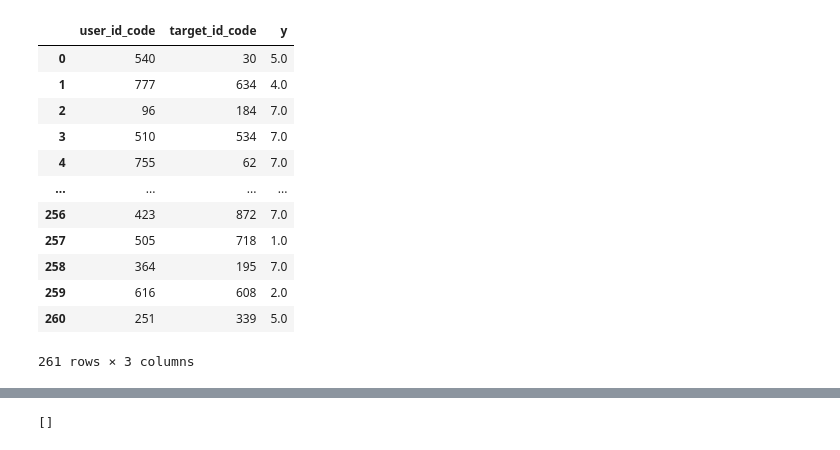
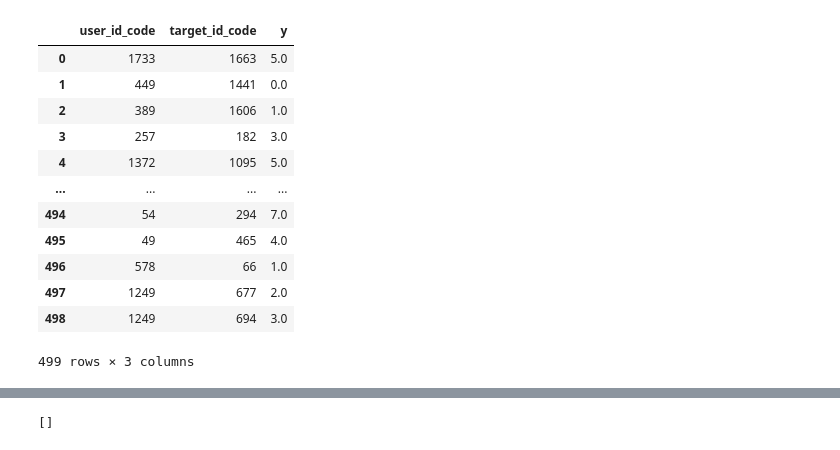
Before and after one commit to badie-tahghighi/ecommerence-recommender-system, a Jupyter notebook: recommender_system.ipynb, the cells around one changed output, grey strips where cells are left out. Cells and saved outputs as stored; diff of their text form; code cells hidden in the pictures.

```diff
--- a/recommender_system.ipynb
+++ b/recommender_system.ipynb
@@ -14,9 +14,11 @@ from sklearn import metrics, preprocessing
 from keras import models, layers, utils
 import tensorflow as tf
 # %%
-users = pd.read_csv('assets/csv/users_dataset.csv').head(1000)
-products = pd.read_csv('assets/csv/preprocessed_shoes.csv').head(1000)
-interactions = pd.read_csv('assets/csv/interactions_dataset.csv').head(1000)
+size = 2000
+
+users = pd.read_csv('assets/csv/users_dataset.csv').head(size)
+products = pd.read_csv('assets/csv/preprocessed_shoes.csv').head(size)
+interactions = pd.read_csv('assets/csv/interactions_dataset.csv').head(size)
 # %%
 users.gender = pd.Categorical(users.gender)
 users['gender_code'] = users.gender.cat.codes
@@ -164,21 +166,21 @@ train
 # %%
 test = test.stack(dropna=True).reset_index().rename(columns={0:"y"})
-test = test.head(1000)
+test = test.head(size)
 test
 # %% [output]
 |  | user_id_code | target_id_code | y |
-| 0 | 540 | 30 | 5.0 |
-| 1 | 777 | 634 | 4.0 |
-| 2 | 96 | 184 | 7.0 |
-| 3 | 510 | 534 | 7.0 |
-| 4 | 755 | 62 | 7.0 |
+| 0 | 1733 | 1663 | 5.0 |
+| 1 | 449 | 1441 | 0.0 |
+| 2 | 389 | 1606 | 1.0 |
+| 3 | 257 | 182 | 3.0 |
+| 4 | 1372 | 1095 | 5.0 |
 | ... | ... | ... | ... |
-| 256 | 423 | 872 | 7.0 |
-| 257 | 505 | 718 | 1.0 |
-| 258 | 364 | 195 | 7.0 |
-| 259 | 616 | 608 | 2.0 |
-| 260 | 251 | 339 | 5.0 |
+| 494 | 54 | 294 | 7.0 |
+| 495 | 49 | 465 | 4.0 |
+| 496 | 578 | 66 | 1.0 |
+| 497 | 1249 | 677 | 2.0 |
+| 498 | 1249 | 694 | 3.0 |
-261 rows × 3 columns
+499 rows × 3 columns
 # %%
 test = test.merge(features, how="left", left_on="target_id_code", right_on='target_id_code')
 test = test.merge(context, how="left", left_on="target_id_code", right_on='target_id_code')
```
Also changed, not shown: parts of 20 cells of this notebook.
